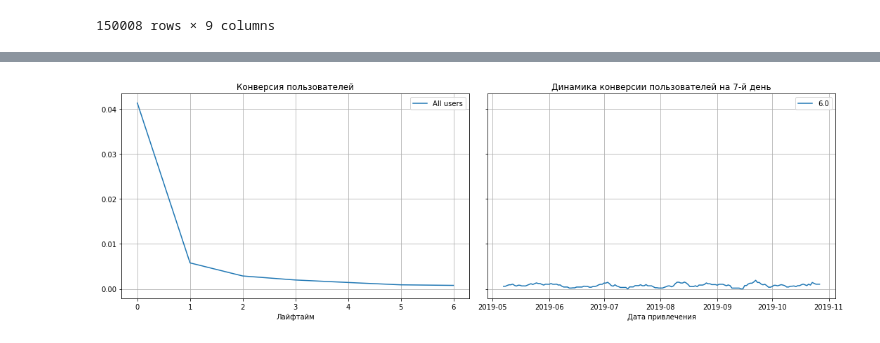
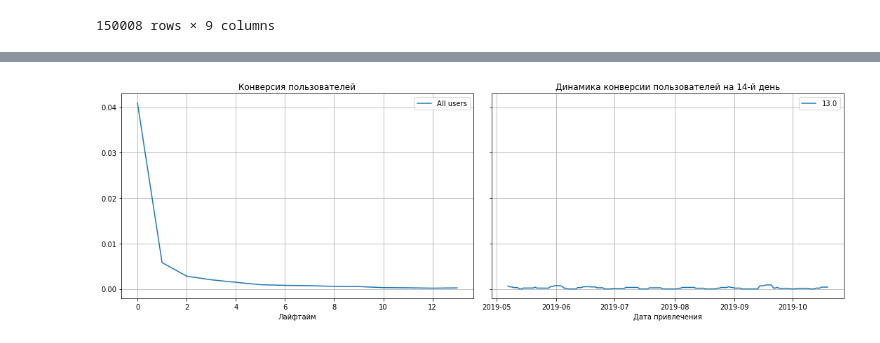
Before and after one commit to ikazman/practicum_da_projects, a Jupyter notebook: marketing_analysis/maketing_analysis.ipynb, the cells around one changed output, grey strips where cells are left out. Saved outputs shown, nothing was run; the diff lists cells and outputs as text; code cells hidden in the pictures.

```diff
--- a/marketing_analysis/maketing_analysis.ipynb
+++ b/marketing_analysis/maketing_analysis.ipynb
@@ -18,5 +9,5 @@ from datetime import datetime
 # %%
-observation_date = datetime(2020, 1, 1).date()  # момент анализа
-horizon_days = 7  # горизонт анализа
+observation_date = datetime(2019, 11, 1).date()
+horizon_days = 14
 # %%
 profiles = calc.get_profiles()
@@ -101,6 +36,6 @@ result_in_time
 # %%
-result_raw, result_grouped, result_in_time = calc.get_conversion(profiles, observation_date, horizon_days)
+cr_raw, cr_grouped, cr_hist = calc.get_conversion(profiles, observation_date, horizon_days)
 # %%
-calc.plot_conversion(result_grouped, result_in_time, horizon_days)
+calc.plot_conversion(cr_grouped, cr_hist, horizon_days)
 # %% [output]
-[figure, old version]
+[figure, new version]
```
Also changed, not shown: parts of 29 cells of this notebook, 1 other file.
